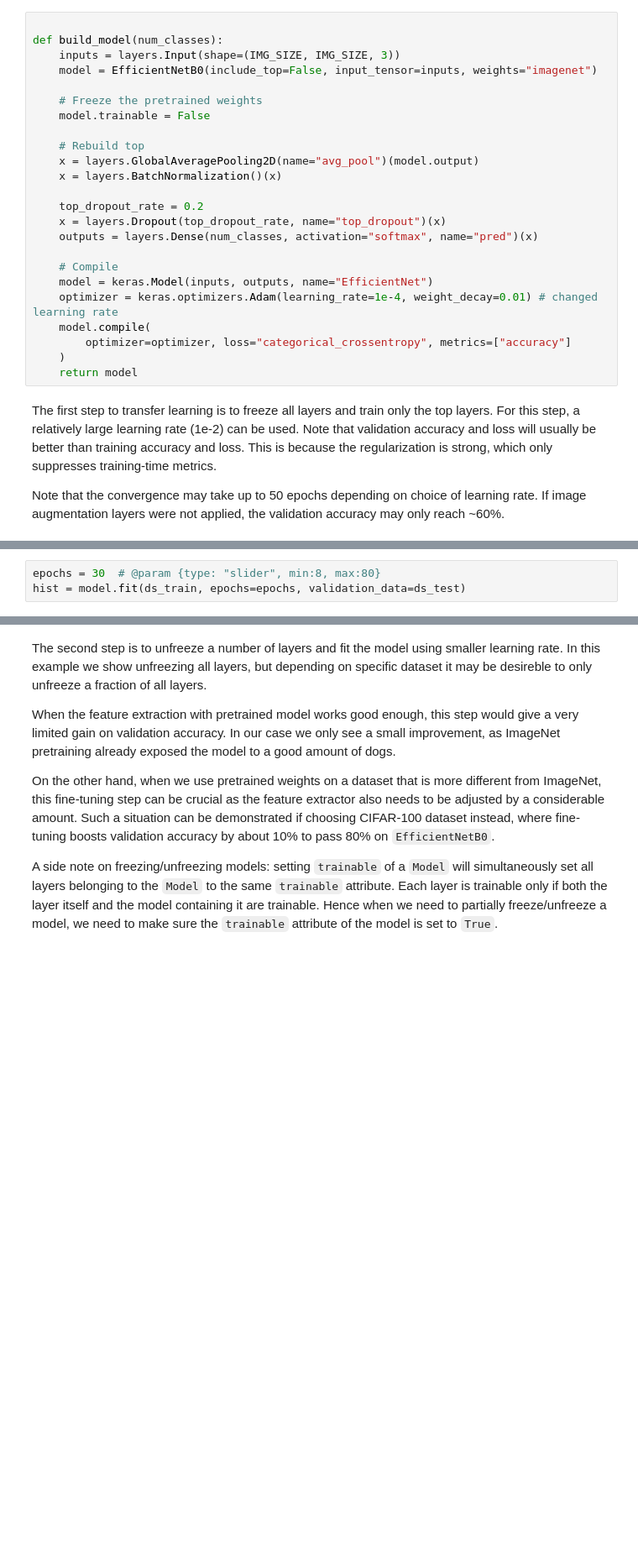
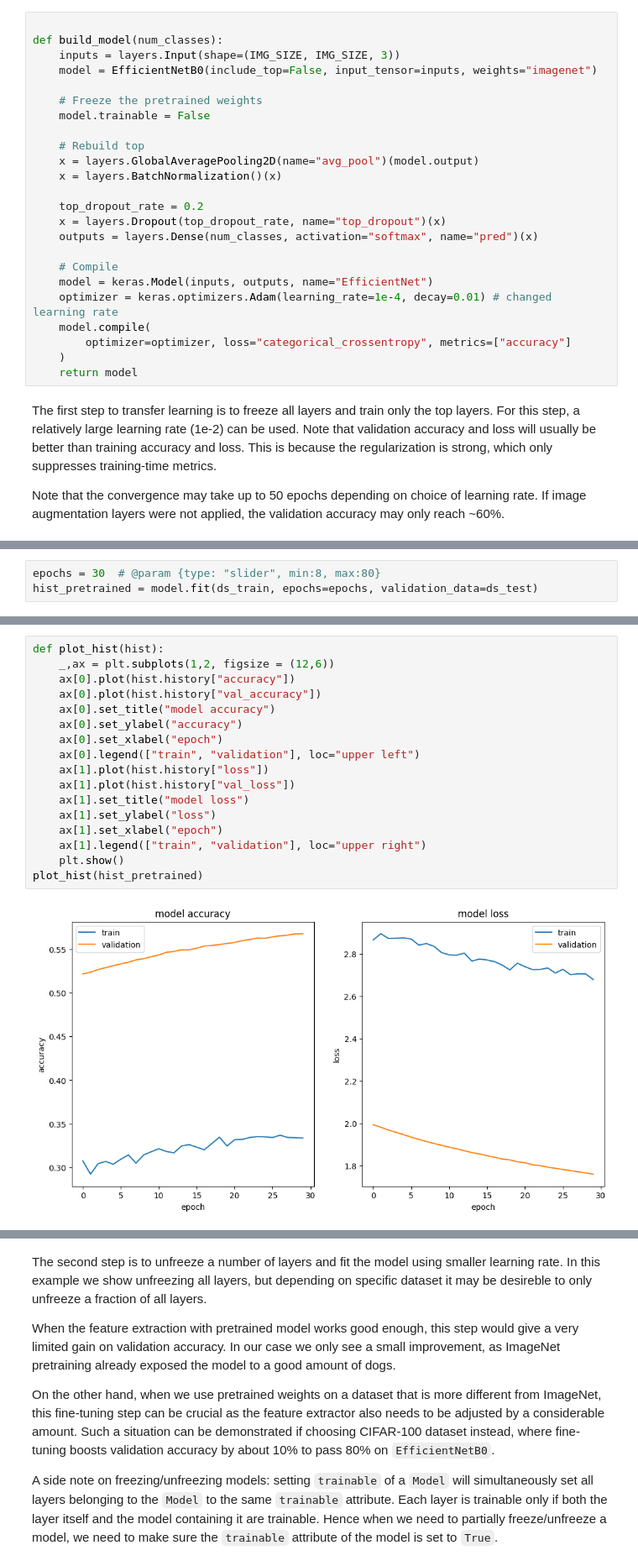
Before and after one commit to microlei/CSCI-E25, a Jupyter notebook: Labs/7_image_classification_efficientnet_fine_tuning.ipynb, the cells around one changed output, grey strips where cells are left out. Shown at 84% size. Saved outputs shown, nothing was run; the diff lists cells and outputs as text; blank space fills up the shorter version.

```diff
--- a/Labs/7_image_classification_efficientnet_fine_tuning.ipynb
+++ b/Labs/7_image_classification_efficientnet_fine_tuning.ipynb
@@ -391,7 +404,7 @@ def build_model(num_classes):
 
     # Compile
     model = keras.Model(inputs, outputs, name="EfficientNet")
-    optimizer = keras.optimizers.Adam(learning_rate=1e-4, weight_decay=0.01) # changed learning rate
+    optimizer = keras.optimizers.Adam(learning_rate=1e-4, decay=0.01) # changed learning rate
     model.compile(
         optimizer=optimizer, loss="categorical_crossentropy", metrics=["accuracy"]
     )
@@ -414,5 +424,5 @@ Downloading data from https://storage.googleapis.com/keras-applications/efficien
 # %%
 epochs = 30  # @param {type: "slider", min:8, max:80}
-hist = model.fit(ds_train, epochs=epochs, validation_data=ds_test)
+hist_pretrained = model.fit(ds_train, epochs=epochs, validation_data=ds_test)
 # %% [output]
 Epoch 1/30
@@ -427,3 +445,22 @@ plot_hist(hist)
+# %%
+def plot_hist(hist):
+    _,ax = plt.subplots(1,2, figsize = (12,6))
+    ax[0].plot(hist.history["accuracy"])
+    ax[0].plot(hist.history["val_accuracy"])
+    ax[0].set_title("model accuracy")
+    ax[0].set_ylabel("accuracy")
+    ax[0].set_xlabel("epoch")
+    ax[0].legend(["train", "validation"], loc="upper left")
+    ax[1].plot(hist.history["loss"])
+    ax[1].plot(hist.history["val_loss"])
+    ax[1].set_title("model loss")
+    ax[1].set_ylabel("loss")
+    ax[1].set_xlabel("epoch")
+    ax[1].legend(["train", "validation"], loc="upper right")
+    plt.show()
+plot_hist(hist_pretrained)
+# %% [output]
+[figure, added]
 # %%
 one_hot_labels = [x for _,x in  ds_test.unbatch().as_numpy_iterator()]
 test_labels = np.argmax(one_hot_labels, axis=1)
```
Also changed, not shown: parts of 19 cells of this notebook.
